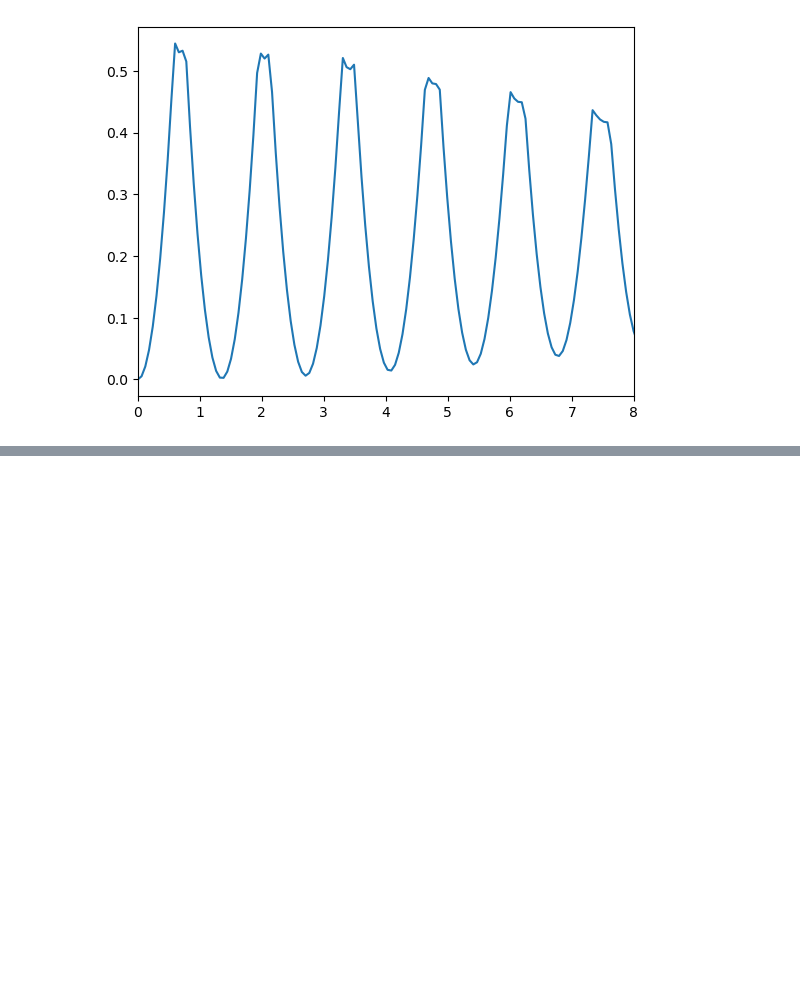
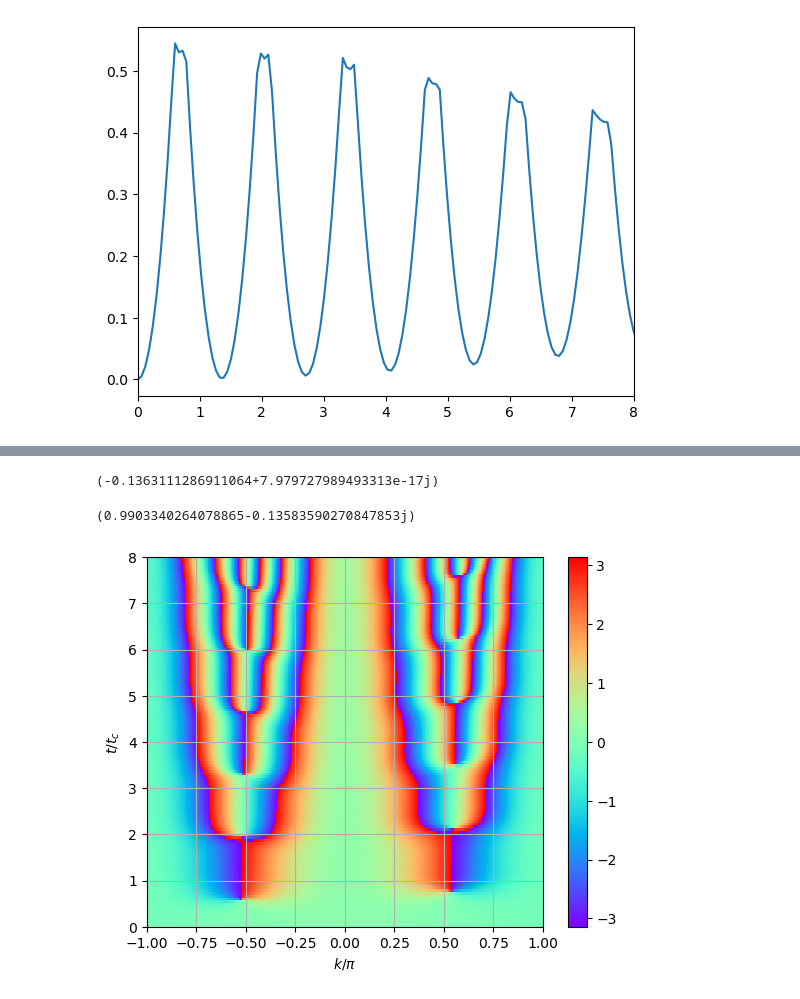
Before and after one commit to NachiketNG/DTOP_manual_backup, a Jupyter notebook: Numerical_nh_DTOP_OOP.ipynb, the cells around one changed output, grey strips where cells are left out. Cells and saved outputs as stored; diff of their text form; code cells hidden in the pictures; blank space fills up the shorter version.

```diff
--- a/Numerical_nh_DTOP_OOP.ipynb
+++ b/Numerical_nh_DTOP_OOP.ipynb
@@ -387,0 +441,31 @@ KeyboardInterrupt:
+# %%
+i = 1
+j = 1
+-I*np.log( T_to_NT.Gk(t_array[i] , k_array[j]) / np.abs(T_to_NT.Gk(t_array[i] , k_array[j])) )[0][0]
+# %% [output]
+(-0.1363111286911064+7.979727989493313e-17j)
+# %%
+T_to_NT.Gk(t_array[i] , k_array[j])[0][0]
+# %% [output]
+(0.9903340264078865-0.13583590270847853j)
+# %%
+#%matplotlib qt
+plt.pcolormesh(k_array/pi , t_array , np.real(T_to_NT.PGP_array) , cmap = 'rainbow')
+plt.colorbar()
+#plt.grid()
+plt.xlabel(r'$k/\pi$')
+plt.ylabel(r'$t/t_c$')
+# plt.clim(-8 , 0)
+# plt.ylabel('Frequency [Hz]')
+# plt.xlabel('Time [sec]')
+# plt.yscale('log')
+# #plt.xlim(10,95)
+# plt.ylim(10,4000)
+# plt.xlim(0,1)
+# plt.yticks([0,1,2,3,4,5,6,7,8,9,10,11,12])
+plt.grid()
+#plt.xlim(0,1)
+plt.ylim(0,8)
+plt.show()
+# %% [output]
+[figure, added]
```
Also changed, not shown: parts of 5 cells of this notebook.
